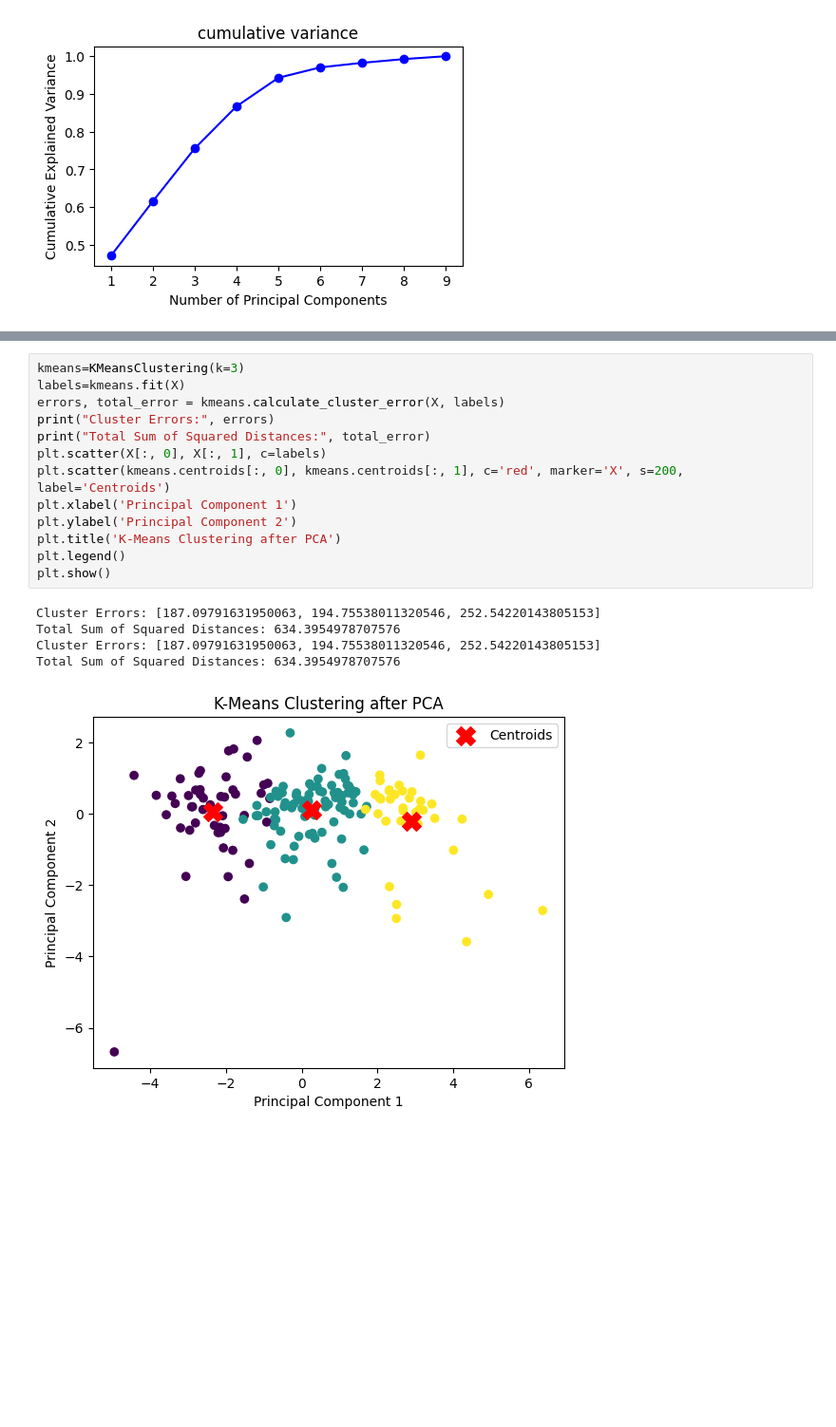
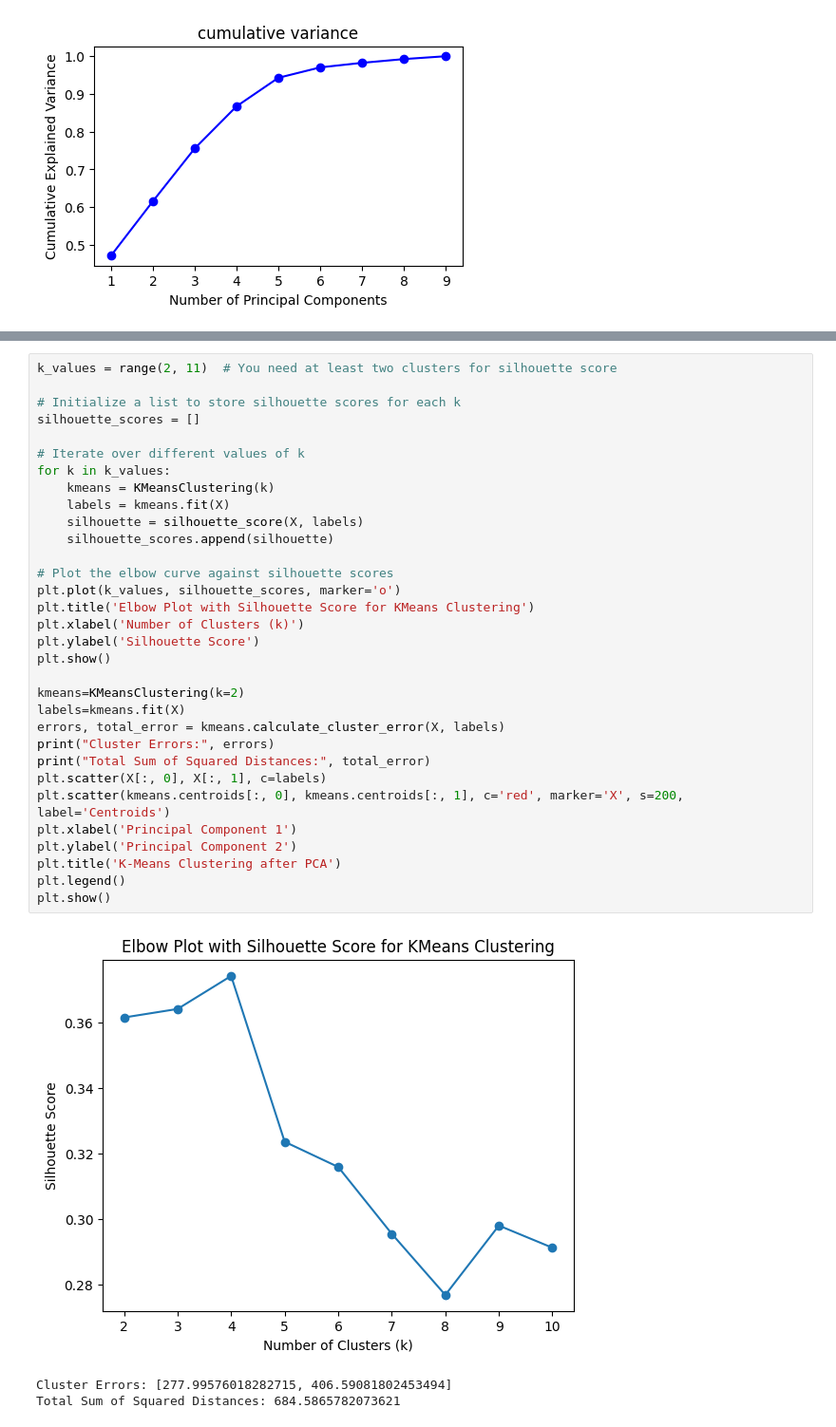
Before and after one commit to aryamangupta04/mrm_taskphase, a Jupyter notebook: k-means_PCA.ipynb, the cells around one changed output, grey strips where cells are left out. Shown: that part at 95% size. Saved outputs shown, nothing was run; the diff lists cells and outputs as text; blank space fills up the shorter version.

```diff
--- a/k-means_PCA.ipynb
+++ b/k-means_PCA.ipynb
@@ -175,21 +174,38 @@ class KMeansClustering:
                 errors.append(error)
         return errors, sum(errors)
 # %%
-kmeans=KMeansClustering(k=3)
+k_values = range(2, 11)  # You need at least two clusters for silhouette score
+
+# Initialize a list to store silhouette scores for each k
+silhouette_scores = []
+
+# Iterate over different values of k
+for k in k_values:
+    kmeans = KMeansClustering(k)
+    labels = kmeans.fit(X)
+    silhouette = silhouette_score(X, labels)
+    silhouette_scores.append(silhouette)
+
+# Plot the elbow curve against silhouette scores
+plt.plot(k_values, silhouette_scores, marker='o')
+plt.title('Elbow Plot with Silhouette Score for KMeans Clustering')
+plt.xlabel('Number of Clusters (k)')
+plt.ylabel('Silhouette Score')
+plt.show()
+
+kmeans=KMeansClustering(k=2)
 labels=kmeans.fit(X)
 errors, total_error = kmeans.calculate_cluster_error(X, labels)
 print("Cluster Errors:", errors)
 print("Total Sum of Squared Distances:", total_error)
 plt.scatter(X[:, 0], X[:, 1], c=labels)
 plt.scatter(kmeans.centroids[:, 0], kmeans.centroids[:, 1], c='red', marker='X', s=200, label='Centroids')
 plt.xlabel('Principal Component 1')
 plt.ylabel('Principal Component 2')
 plt.title('K-Means Clustering after PCA')
 plt.legend()
 plt.show()
 # %% [output]
+[figure, new version]
-Cluster Errors: [187.09791631950063, 194.75538011320546, 252.54220143805153]
-Total Sum of Squared Distances: 634.3954978707576
-Cluster Errors: [187.09791631950063, 194.75538011320546, 252.54220143805153]
-Total Sum of Squared Distances: 634.3954978707576
+Cluster Errors: [277.99576018282715, 406.59081802453494]
+Total Sum of Squared Distances: 684.5865782073621
-[figure, old version]
```
Also changed, not shown: parts of 8 cells of this notebook.
